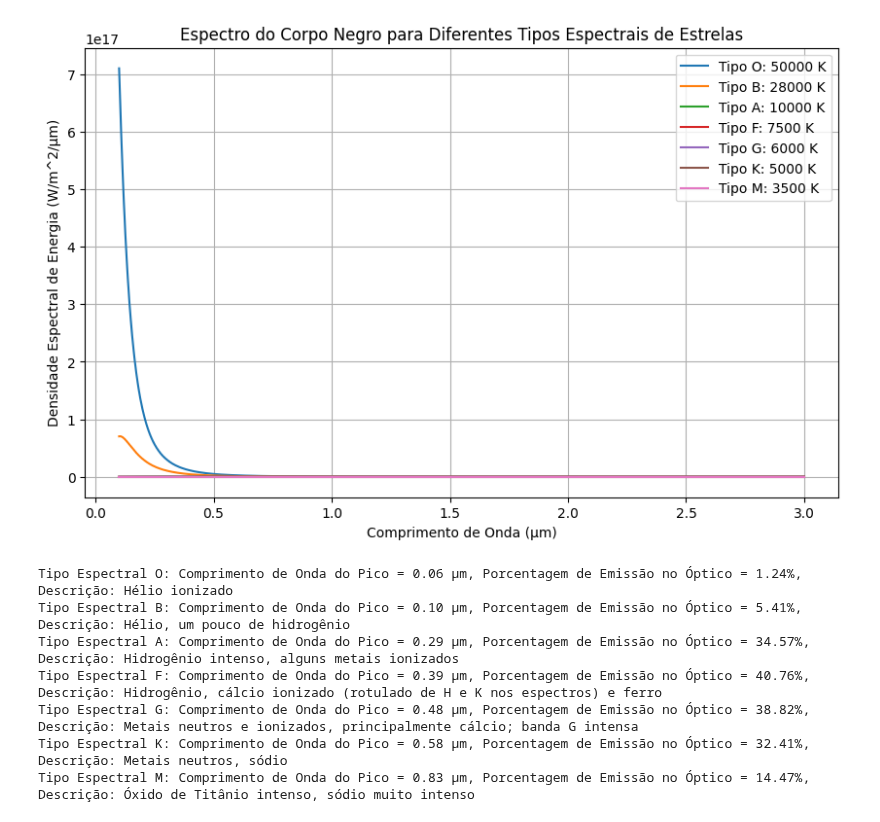
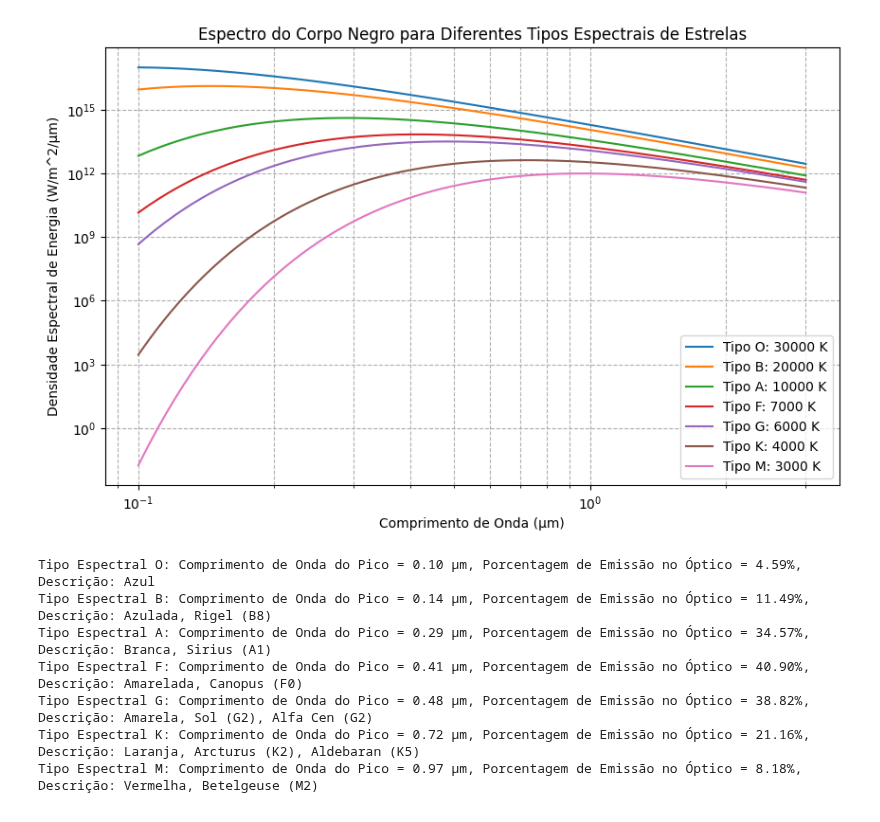
Before and after one commit to fisicorj/Astrophysics, a Jupyter notebook: Corpo_negro.ipynb, the cells around one changed output. Saved outputs shown, nothing was run; the diff lists cells and outputs as text; code cells hidden in the pictures.

```diff
--- a/Corpo_negro.ipynb
+++ b/Corpo_negro.ipynb
@@ -8,13 +8,13 @@ import matplotlib.pyplot as plt
 
 # Dicionário de tipos espectrais com suas temperaturas e descrições
 spectral_types = {
-    'O': (50000, 'Hélio ionizado'),
-    'B': (28000, 'Hélio, um pouco de hidrogênio'),
-    'A': (10000, 'Hidrogênio intenso, alguns metais ionizados'),
-    'F': (7500, 'Hidrogênio, cálcio ionizado (rotulado de H e K nos espectros) e ferro'),
-    'G': (6000, 'Metais neutros e ionizados, principalmente cálcio; banda G intensa'),
-    'K': (5000, 'Metais neutros, sódio'),
-    'M': (3500, 'Óxido de Titânio intenso, sódio muito intenso')
+    'O': (30000, 'Azul'),
+    'B': (20000, 'Azulada, Rigel (B8)'),
+    'A': (10000, 'Branca, Sirius (A1)'),
+    'F': (7000, 'Amarelada, Canopus (F0)'),
+    'G': (6000, 'Amarela, Sol (G2), Alfa Cen (G2)'),
+    'K': (4000, 'Laranja, Arcturus (K2), Aldebaran (K5)'),
+    'M': (3000, 'Vermelha, Betelgeuse (M2)')
 }
 
 def planck(wavelength, temperature):
@@ -60,39 +60,41 @@ def optical_emission_percentage(temperature):
     lower_limit = 0.39e-6  # 390 nm em micrômetros
     upper_limit = 0.70e-6  # 700 nm em micrômetros
 
     optical_emission = integrate.quad(lambda x: planck(x, temperature), lower_limit, upper_limit)[0]
     total_emission = integrate.quad(lambda x: planck(x, temperature), 0, 10e-6)[0]
 
     return (optical_emission / total_emission) * 100
 
 # Gráfico do espectro do corpo negro para diferentes tipos espectrais de estrelas
 wavelengths = np.linspace(0.1e-6, 3e-6, 1000)  # Intervalo de comprimentos de onda para o gráfico
 
 plt.figure(figsize=(10, 6))
 
 for spectral_type, (temperature, description) in spectral_types.items():
     plt.plot(wavelengths * 1e6, planck(wavelengths, temperature), label=f'Tipo {spectral_type}: {temperature} K')
 
 plt.xlabel('Comprimento de Onda (μm)')
 plt.ylabel('Densidade Espectral de Energia (W/m^2/μm)')
 plt.title('Espectro do Corpo Negro para Diferentes Tipos Espectrais de Estrelas')
+plt.xscale('log')
+plt.yscale('log')
 plt.legend()
-plt.grid(True)
+plt.grid(True, which='both', ls='--')
 plt.show()
 
 # Determinação do comprimento de onda do pico do espectro e da porcentagem de emissão no óptico
 for spectral_type, (temperature, description) in spectral_types.items():
     peak = peak_wavelength(temperature)
     percentage_optical = optical_emission_percentage(temperature)
     print(f'Tipo Espectral {spectral_type}: Comprimento de Onda do Pico = {peak * 1e6:.2f} μm, '
           f'Porcentagem de Emissão no Óptico = {percentage_optical:.2f}%, '
           f'Descrição: {description}')
 # %% [output]
-[figure, old version]
+[figure, new version]
-Tipo Espectral O: Comprimento de Onda do Pico = 0.06 μm, Porcentagem de Emissão no Óptico = 1.24%, Descrição: Hélio ionizado
-Tipo Espectral B: Comprimento de Onda do Pico = 0.10 μm, Porcentagem de Emissão no Óptico = 5.41%, Descrição: Hélio, um pouco de hidrogênio
-Tipo Espectral A: Comprimento de Onda do Pico = 0.29 μm, Porcentagem de Emissão no Óptico = 34.57%, Descrição: Hidrogênio intenso, alguns metais ionizados
-Tipo Espectral F: Comprimento de Onda do Pico = 0.39 μm, Porcentagem de Emissão no Óptico = 40.76%, Descrição: Hidrogênio, cálcio ionizado (rotulado de H e K nos espectros) e ferro
-Tipo Espectral G: Comprimento de Onda do Pico = 0.48 μm, Porcentagem de Emissão no Óptico = 38.82%, Descrição: Metais neutros e ionizados, principalmente cálcio; banda G intensa
-Tipo Espectral K: Comprimento de Onda do Pico = 0.58 μm, Porcentagem de Emissão no Óptico = 32.41%, Descrição: Metais neutros, sódio
-Tipo Espectral M: Comprimento de Onda do Pico = 0.83 μm, Porcentagem de Emissão no Óptico = 14.47%, Descrição: Óxido de Titânio intenso, sódio muito intenso
+Tipo Espectral O: Comprimento de Onda do Pico = 0.10 μm, Porcentagem de Emissão no Óptico = 4.59%, Descrição: Azul
+Tipo Espectral B: Comprimento de Onda do Pico = 0.14 μm, Porcentagem de Emissão no Óptico = 11.49%, Descrição: Azulada, Rigel (B8)
+Tipo Espectral A: Comprimento de Onda do Pico = 0.29 μm, Porcentagem de Emissão no Óptico = 34.57%, Descrição: Branca, Sirius (A1)
+Tipo Espectral F: Comprimento de Onda do Pico = 0.41 μm, Porcentagem de Emissão no Óptico = 40.90%, Descrição: Amarelada, Canopus (F0)
+Tipo Espectral G: Comprimento de Onda do Pico = 0.48 μm, Porcentagem de Emissão no Óptico = 38.82%, Descrição: Amarela, Sol (G2), Alfa Cen (G2)
+Tipo Espectral K: Comprimento de Onda do Pico = 0.72 μm, Porcentagem de Emissão no Óptico = 21.16%, Descrição: Laranja, Arcturus (K2), Aldebaran (K5)
+Tipo Espectral M: Comprimento de Onda do Pico = 0.97 μm, Porcentagem de Emissão no Óptico = 8.18%, Descrição: Vermelha, Betelgeuse (M2)
```
Also changed, not shown: parts of 1 cell of this notebook.
